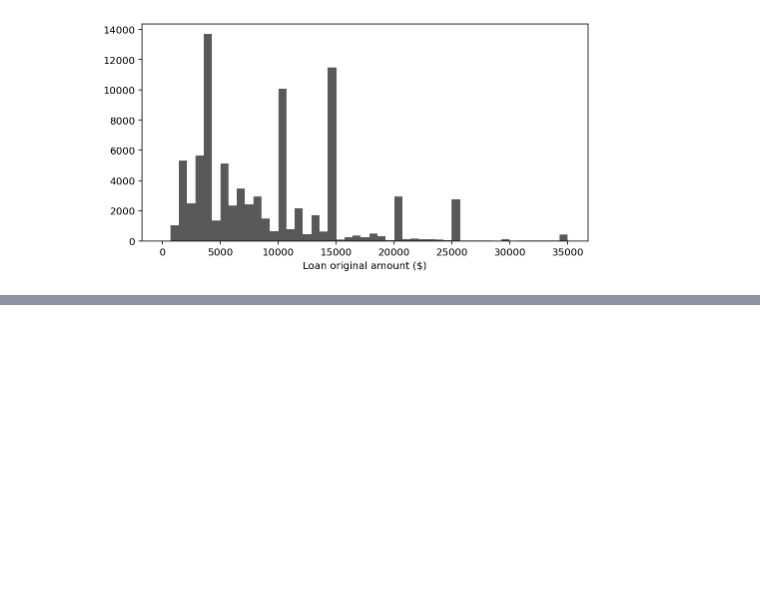
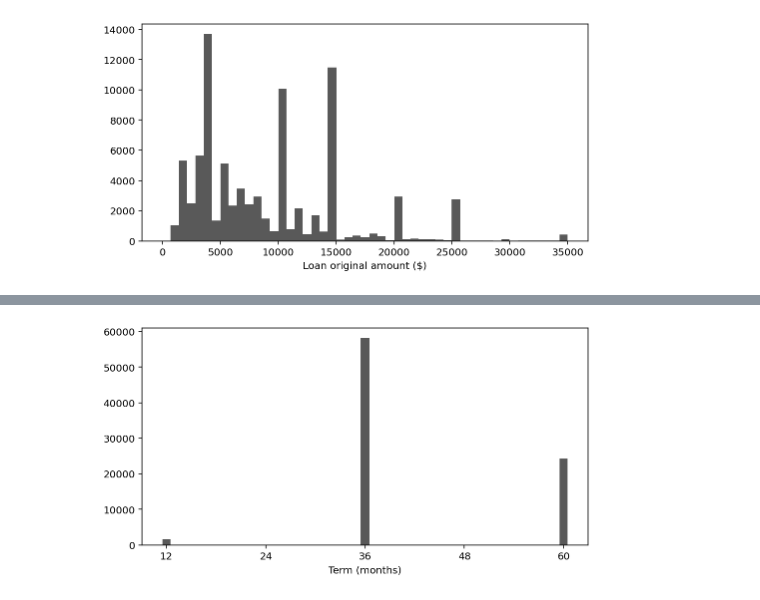
Before and after one commit to Lippins/Prosper-Loan-Data, a Jupyter notebook: exploration.ipynb, the cells around one changed output, grey strips where cells are left out. Saved outputs shown, nothing was run; the diff lists cells and outputs as text; code cells hidden in the pictures; blank space fills up the shorter version.

Commit message:
Explore loan term distribution

```diff
--- a/exploration.ipynb
+++ b/exploration.ipynb
@@ -466,0 +472,13 @@ plt.xlabel('Loan original amount ($)');
+# %%
+# Term is a discrete quantitative variable
+# Set up bins centered on the term values. Then substract 0.5 to remove the extra bin at the end
+bins = np.arange(loan_df.Term.min(), loan_df.Term.max()+1.5) - 0.5
+
+# Plot histogram with the centred bins
+plt.figure(figsize=(8, 4))
+plt.hist(data = loan_df, x='Term', bins=bins, color = main_color)
+# create ticks spaced at 12 month intervals
+plt.xticks(np.arange(12, 61, 12))
+plt.xlabel('Term (months)');
+# %% [output]
+[figure, added]
```
Also changed, not shown: parts of 3 cells of this notebook.
